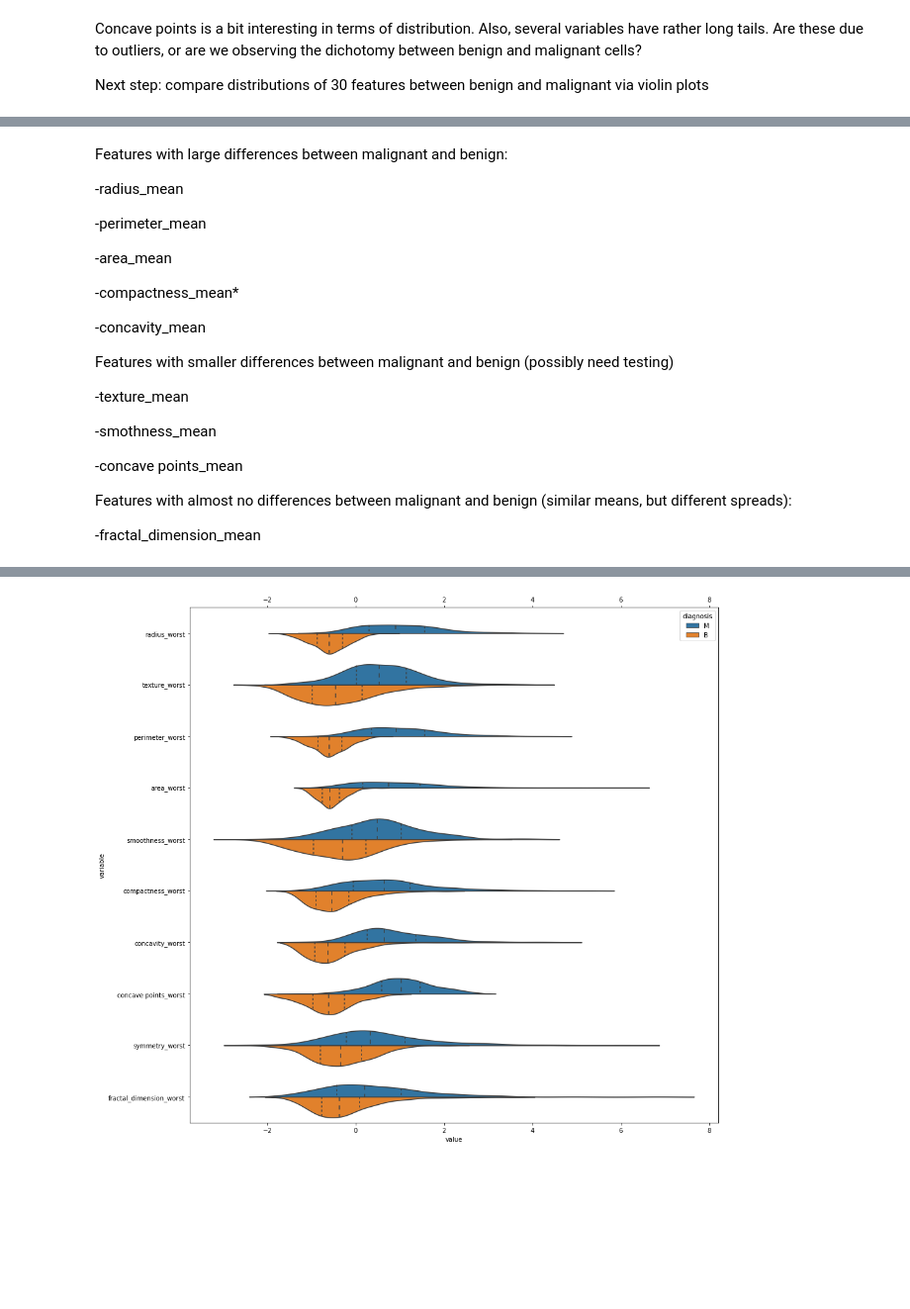
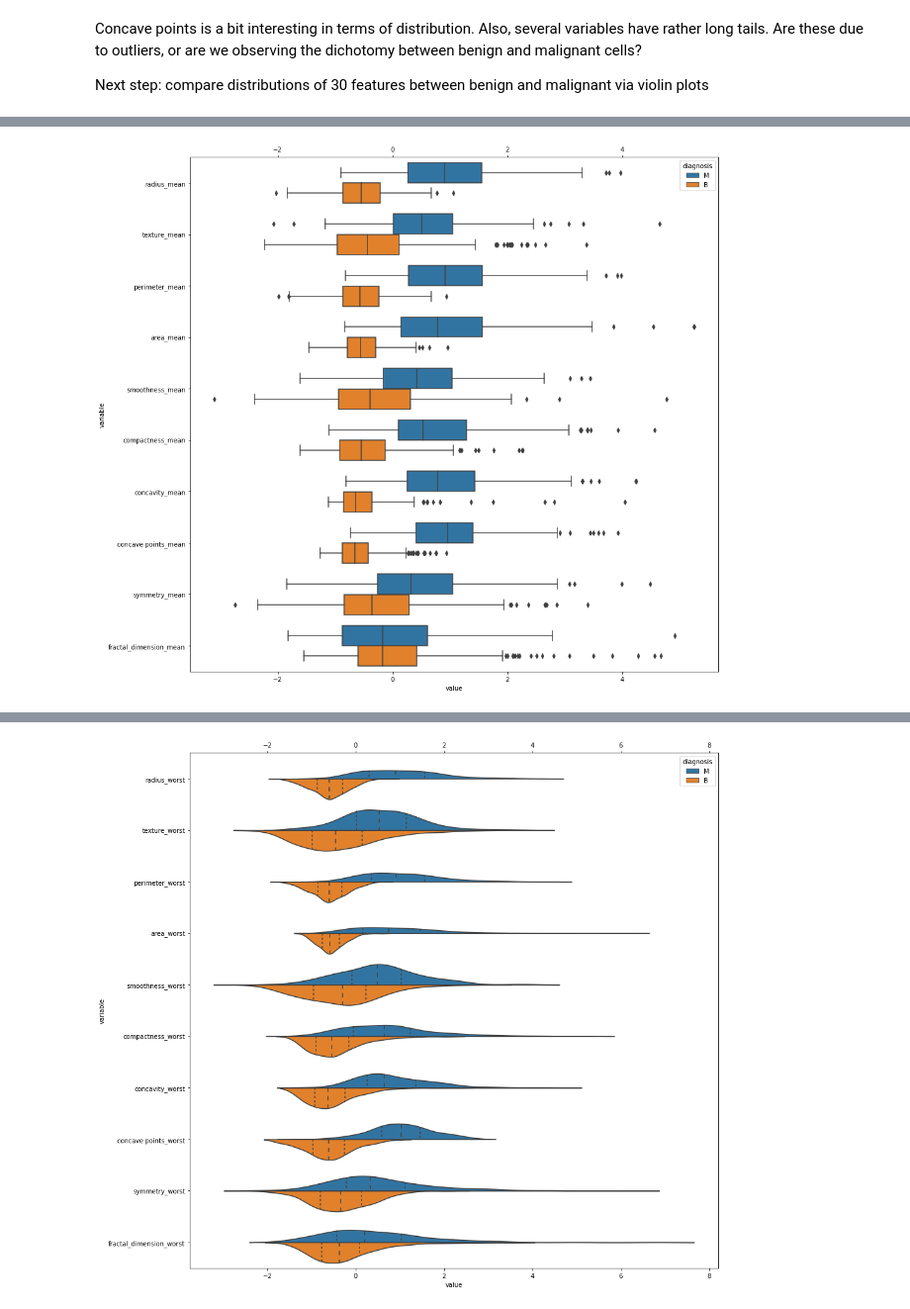
Before and after one commit to mssilve2/Capstone_2_Breast_Cancer, a Jupyter notebook: notebooks/EDA.ipynb, the cells around one changed output, grey strips where cells are left out. Shown at 99% size. Drawn from its saved outputs; the diff is of its cells as text; code cells hidden in the pictures; blank space fills up the shorter version.

```diff
--- a/notebooks/EDA.ipynb
+++ b/notebooks/EDA.ipynb
@@ -108,24 +137,10 @@ plt.show()
-# %% [markdown]
-Features with large differences between malignant and benign:
-
--radius_mean
-
--perimeter_mean
-
--area_mean
-
--compactness_mean*
-
--concavity_mean
-
-Features with smaller differences between malignant and benign (possibly need testing)
-
--texture_mean
-
--smothness_mean
-
--concave points_mean
-
-Features with almost no differences between malignant and benign (similar means, but different spreads):
-
--fractal_dimension_mean
+# %%
+fig, ax = plt.subplots(figsize = (15,15))
+
+_ = sns.boxplot(y='variable', x='value', data = mean_melt, hue='diagnosis')
+ax.tick_params(top=True)
+ax.xaxis.set_tick_params(labeltop='on')
+
+plt.show()
+# %% [output]
+[figure, added]
```
Also changed, not shown: parts of 30 cells of this notebook.
